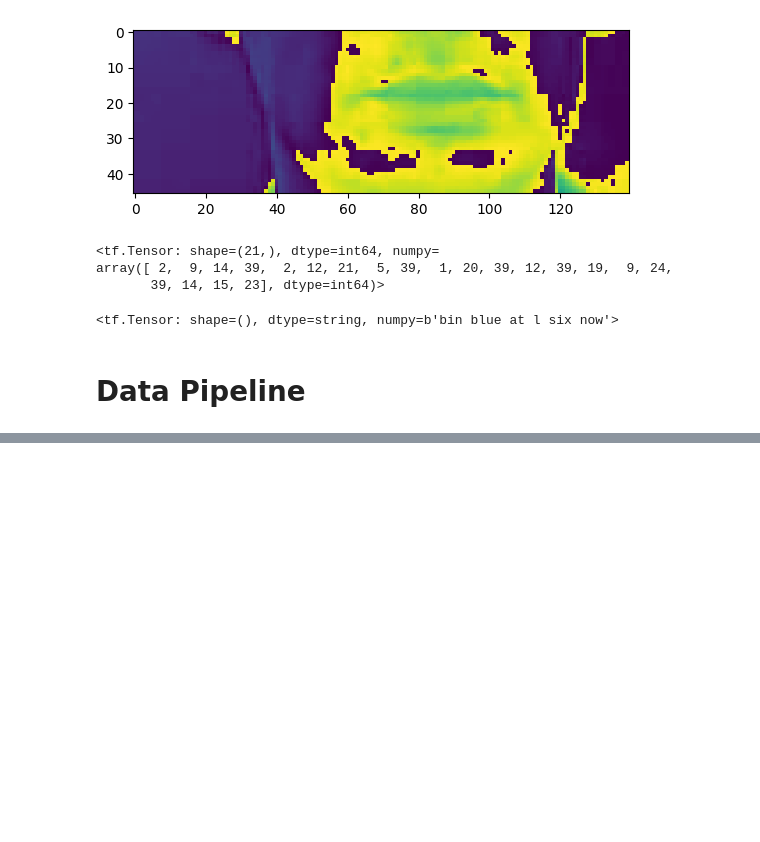
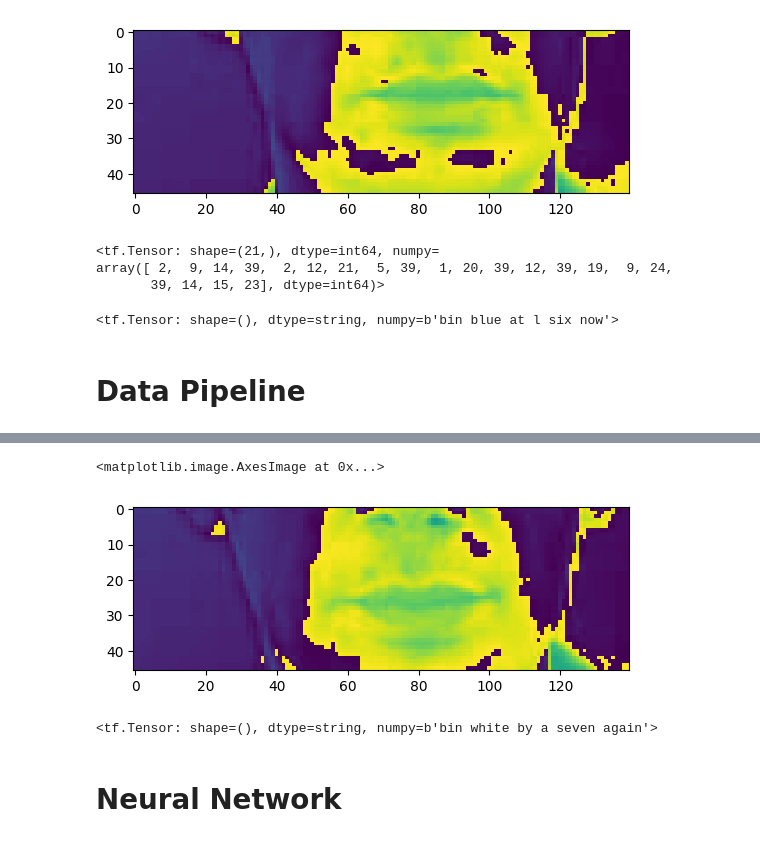
Before and after one commit to Benyamain/LipNet, a Jupyter notebook: LipNet.ipynb, the cells around one changed output, grey strips where cells are left out. Cells and saved outputs as stored; diff of their text form; code cells hidden in the pictures; blank space fills up the shorter version.

```diff
--- a/LipNet.ipynb
+++ b/LipNet.ipynb
@@ -211,0 +214,7 @@ def mappable_function(path: str) -> List[str]:
+# %%
+data = tf.data.Dataset.list_files('./data/s1/*.mpg')
+data = data.shuffle(500)
+data = data.map(mappable_function)
+# 75 frames for both the videos and at least 40 tokens for each of the alignments. If not, padded out to 0.
+data = data.padded_batch(2, padded_shapes=([75,None,None,None], [40]))
+data = data.prefetch(tf.data.AUTOTUNE)
@@ -211,0 +227,4 @@ def mappable_function(path: str) -> List[str]:
+# %%
+test = data.as_numpy_iterator()
+# %%
+val = test.next(); val[0]
@@ -211,0 +269,14 @@ def mappable_function(path: str) -> List[str]:
+# %%
+# First index: videos
+# Second index: first video out of the batch
+# Third index: return the first frame in the video
+plt.imshow(val[0][0][0])
+# %% [output]
+<matplotlib.image.AxesImage at 0x...>
+[figure, added]
+# %%
+tf.strings.reduce_join([num_to_char(word) for word in val[1][0]])
+# %% [output]
+<tf.Tensor: shape=(), dtype=string, numpy=b'bin white by a seven again'>
+# %% [markdown]
+# Neural Network
```
Also changed, not shown: parts of 5 cells of this notebook, 1 other file.
